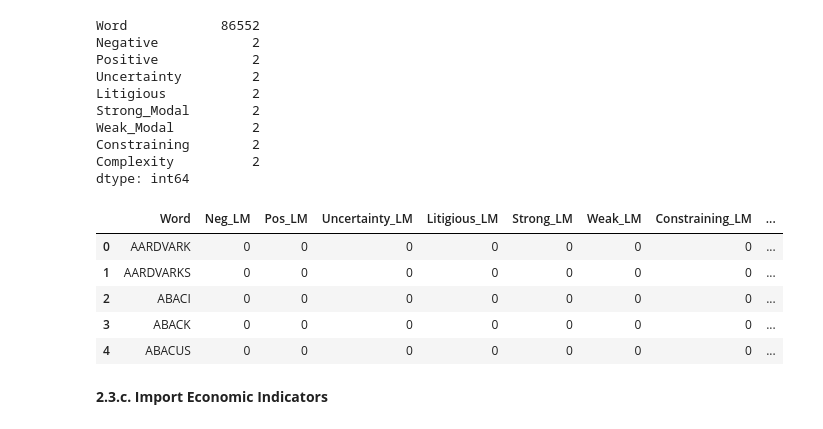
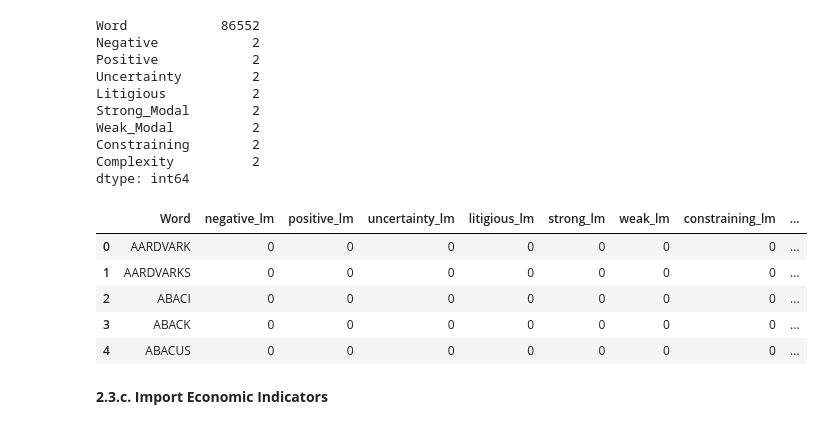
Before and after one commit to L-bot355/AnalytIQ, a Jupyter notebook: 250505_Karin_BoE_EDA.ipynb, the cells around one changed output. Drawn from its saved outputs; the diff is of its cells as text; code cells hidden in the pictures.

```diff
--- a/250505_Karin_BoE_EDA.ipynb
+++ b/250505_Karin_BoE_EDA.ipynb
@@ -447,14 +447,14 @@ Complexity          2
 dtype: int64
 # %%
 # Rename the confidence index column.
-loughran_mcdonald_dict.rename(columns={'Negative': 'Neg_LM', 'Positive': 'Pos_LM', 'Uncertainty': 'Uncertainty_LM', \
-                                       'Litigious': 'Litigious_LM', 'Strong_Modal': 'Strong_LM', 'Weak_Modal': 'Weak_LM', \
-                                       'Constraining': 'Constraining_LM', 'Complexity': 'Complexity_LM' }, inplace=True)
+loughran_mcdonald_dict.rename(columns={'Negative': 'negative_lm', 'Positive': 'positive_lm', 'Uncertainty': 'uncertainty_lm', \
+                                       'Litigious': 'litigious_lm', 'Strong_Modal': 'strong_lm', 'Weak_Modal': 'weak_lm', \
+                                       'Constraining': 'constraining_lm', 'Complexity': 'complexity_lm' }, inplace=True)
 
 # View the DataFrame.
 loughran_mcdonald_dict.head()
 # %% [output]
-|  | Word | Neg_LM | Pos_LM | Uncertainty_LM | Litigious_LM | Strong_LM | Weak_LM | Constraining_LM | ... |
+|  | Word | negative_lm | positive_lm | uncertainty_lm | litigious_lm | strong_lm | weak_lm | constraining_lm | ... |
 | 0 | AARDVARK | 0 | 0 | 0 | 0 | 0 | 0 | 0 | ... |
 | 1 | AARDVARKS | 0 | 0 | 0 | 0 | 0 | 0 | 0 | ... |
 | 2 | ABACI | 0 | 0 | 0 | 0 | 0 | 0 | 0 | ... |
```
Also changed, not shown: parts of 42 cells of this notebook, 3 other files.
